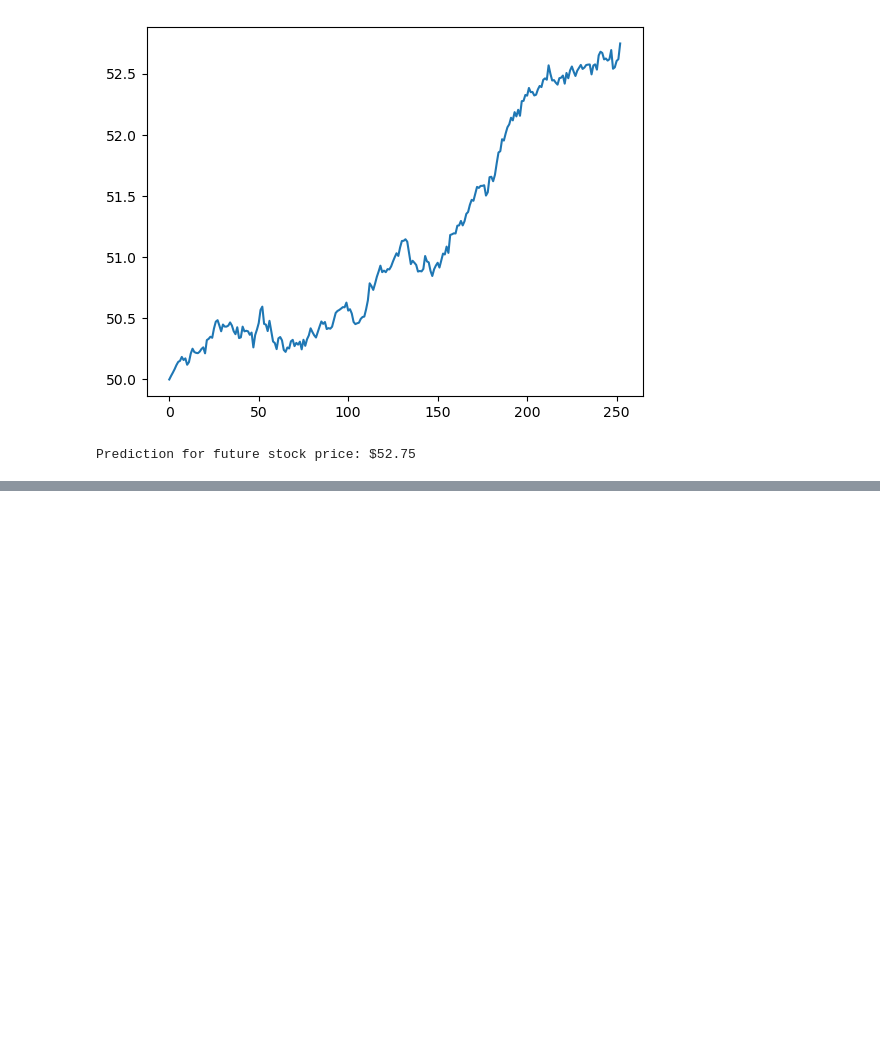
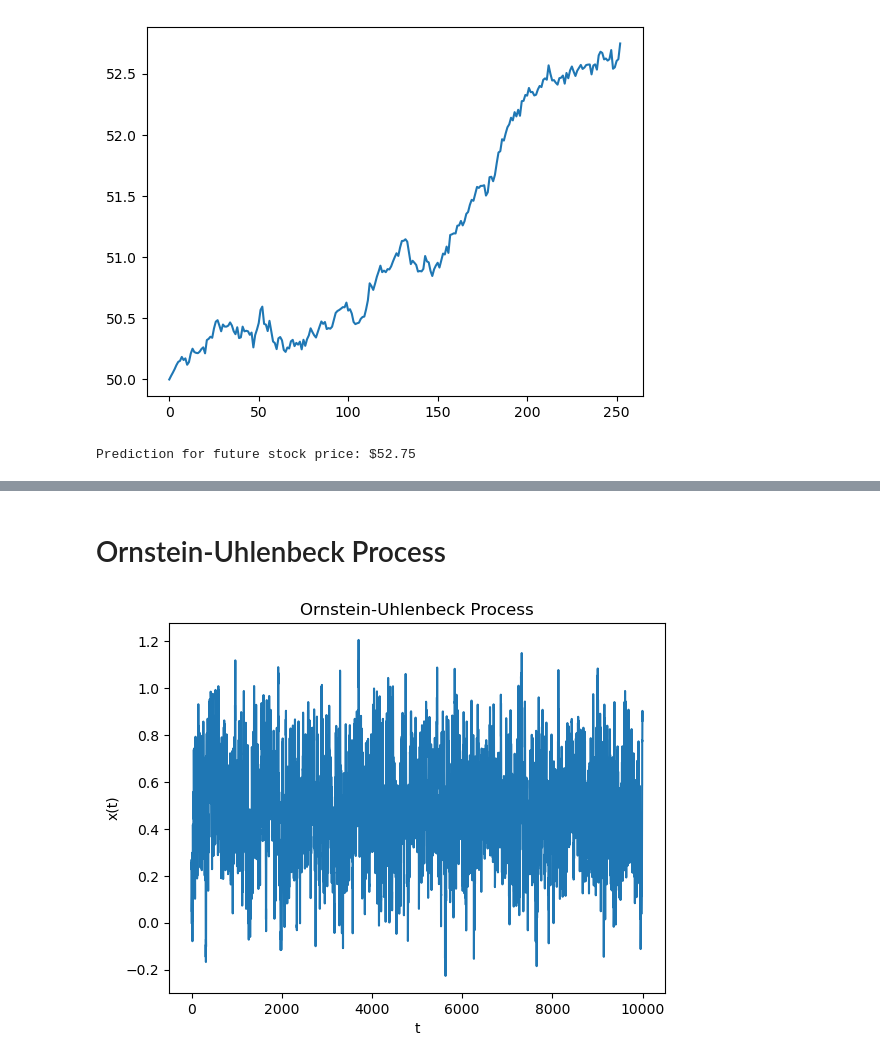
Before and after one commit to Numann-Malik/Quant, a Jupyter notebook: Quantitative-Finance.ipynb, the cells around one changed output, grey strips where cells are left out. Drawn from its saved outputs; the diff is of its cells as text; code cells hidden in the pictures; blank space fills up the shorter version.

```diff
--- a/Quant.ipynb
+++ b/Quantitative-Finance.ipynb
@@ -431,0 +613,24 @@ Prediction for future stock price: $52.75
+# %% [markdown]
+# Ornstein-Uhlenbeck Process
+# %%
+def generate_process(dt=0.1, theta=1.2, mu=0.5, sigma=0.3, n=10000):
+    # x(t=0)=0 and initialize x(t) with zeros
+    x = np.zeros(n)
+
+    for t in range(1, n):
+        x[t] = x[t-1] + theta*(mu-x[t-1])*dt + sigma * normal(0, np.sqrt(dt))
+
+    return x
+
+def plot_process(x):
+    plt.plot(x)
+    plt.xlabel('t')
+    plt.ylabel('x(t)')
+    plt.title('Ornstein-Uhlenbeck Process')
+    plt.show()
+
+if __name__ == '__main__':
+    data = generate_process()
+    plot_process(data)
+# %% [output]
+[figure, added]
```
Also changed, not shown: parts of 5 cells of this notebook.
